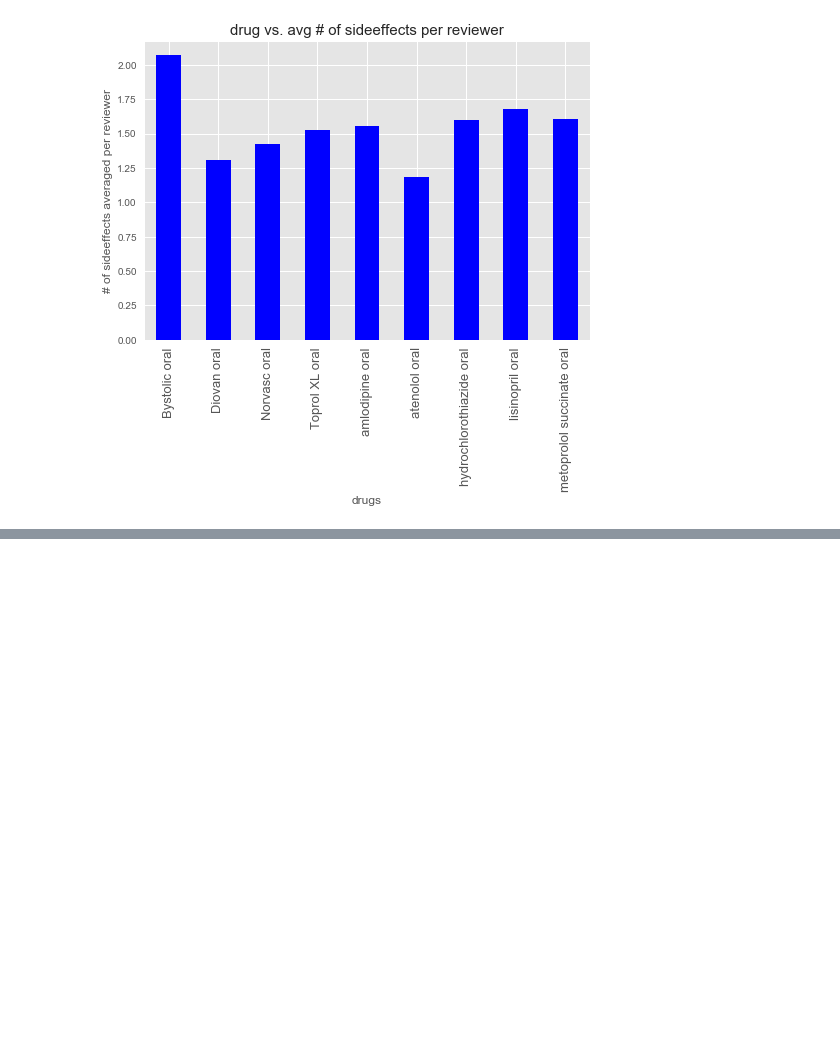
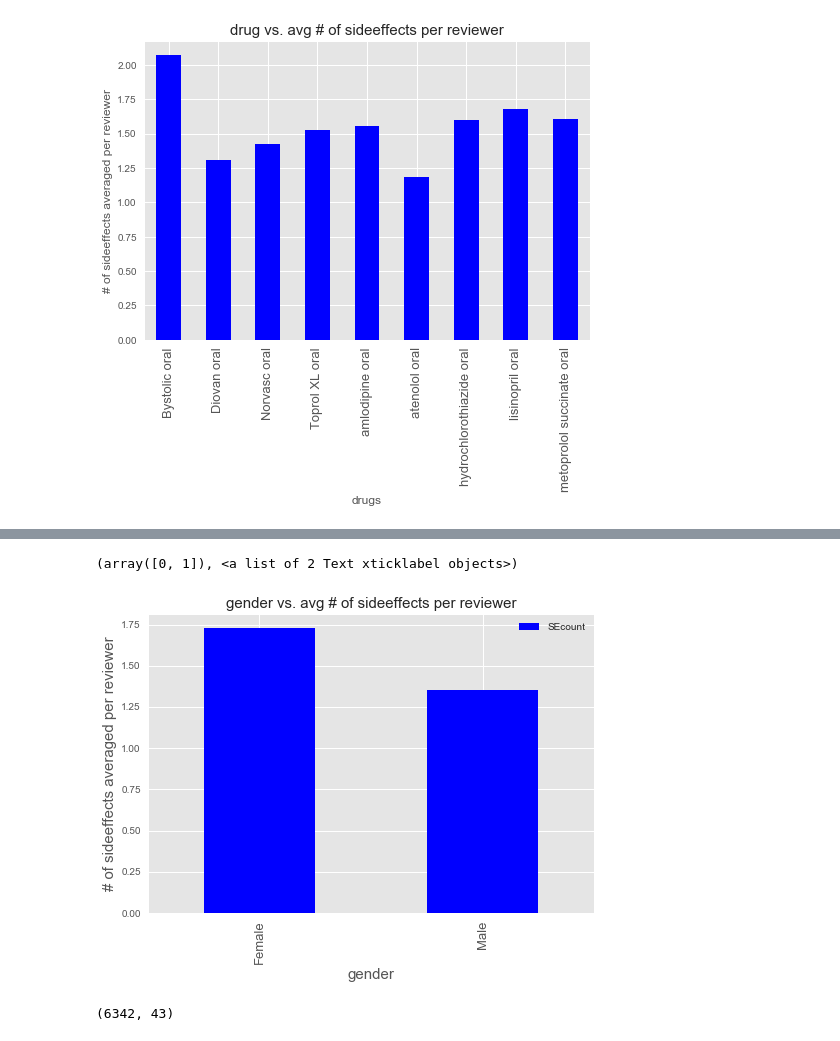
Before and after one commit to SangwooLee2/webmd01, a Jupyter notebook: SangwooLee_WebScrapingPjt_analysistool_r01.ipynb, the cells around one changed output, grey strips where cells are left out. Cells and saved outputs as stored; diff of their text form; code cells hidden in the pictures; blank space fills up the shorter version.

```diff
--- a/SangwooLee_WebScrapingPjt_analysistool_r01.ipynb
+++ b/SangwooLee_WebScrapingPjt_analysistool_r01.ipynb
@@ -511,0 +512,14 @@ df[['gender', 'SEcount']].groupby('gender').mean().plot.bar(color='b')
+# %%
+df[['gender', 'SEcount']].groupby('gender').mean().plot.bar(color='b')
+
+plt.xlabel('gender', fontsize=15)
+plt.ylabel('# of sideeffects averaged per reviewer', fontsize=15)
+plt.title('gender vs. avg # of sideeffects per reviewer', fontsize=15)
+plt.xticks(fontsize=13, rotation=90)
+# %% [output]
+(array([0, 1]), <a list of 2 Text xticklabel objects>)
+[figure, added]
+# %%
+df.shape
+# %% [output]
+(6342, 43)
```
Also changed, not shown: parts of 3 cells of this notebook.
